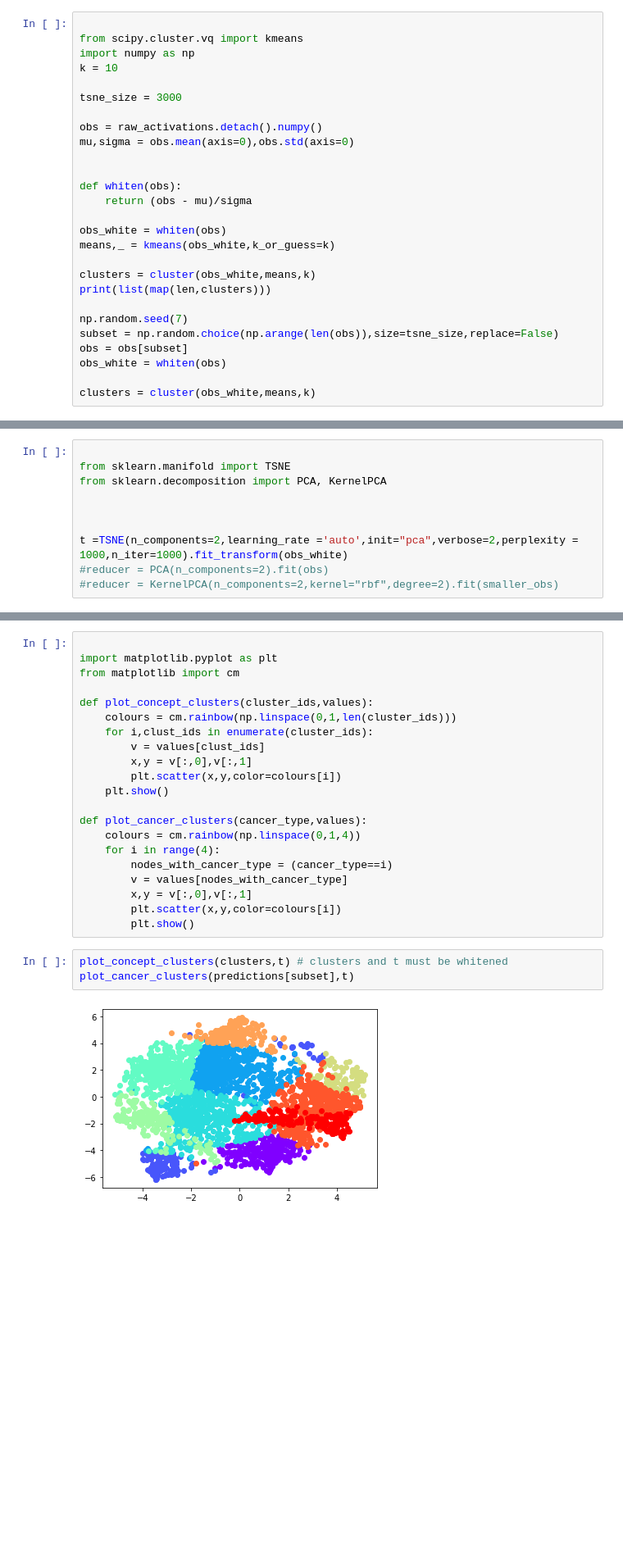
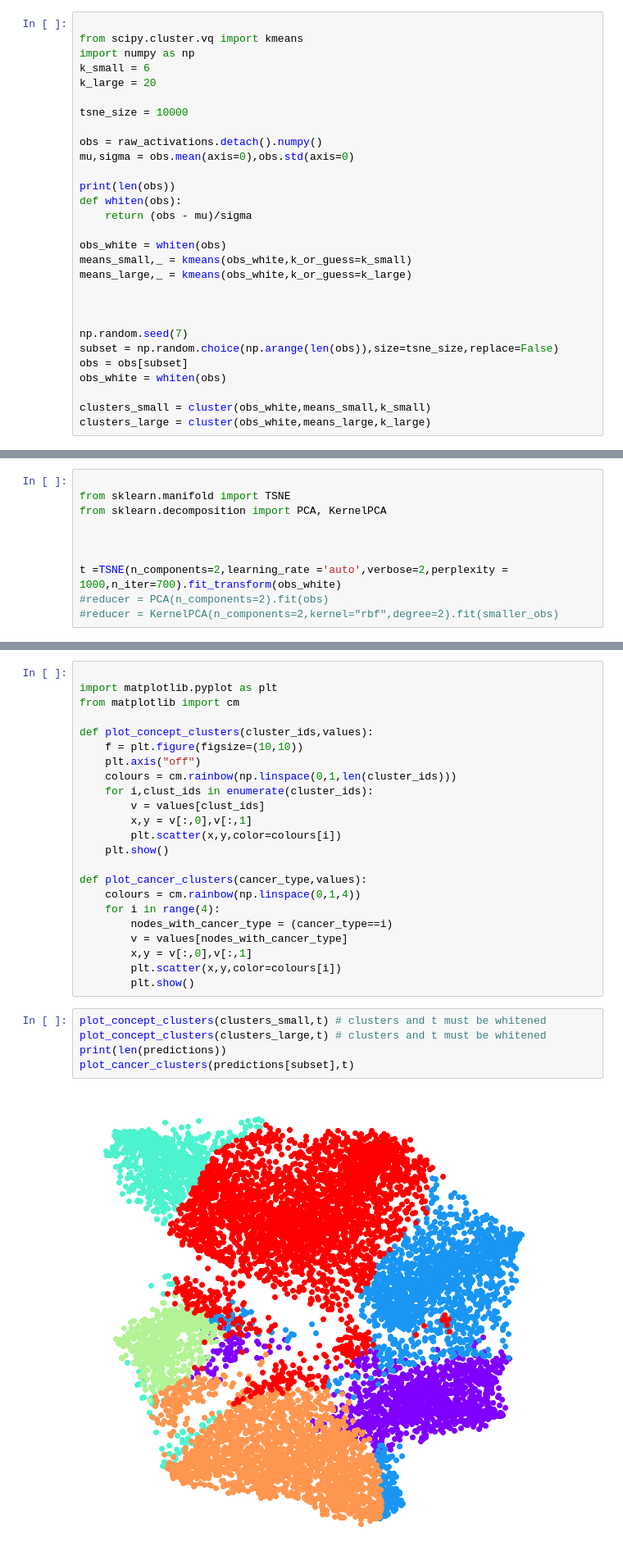
Before and after one commit to A-F-V/XAI-Cancer-Diagnosis, a Jupyter notebook: notebooks/explainability/GCExplainer.ipynb, the cells around one changed output, grey strips where cells are left out. Shown at 82% size. Drawn from its saved outputs; the diff is of its cells as text; blank space fills up the shorter version.

Commit message:
GCExplainer concept discovery working

```diff
--- a/notebooks/explainability/GCExplainer.ipynb
+++ b/notebooks/explainability/GCExplainer.ipynb
@@ -137,27 +142,29 @@ def cluster(obs,means,k):
 
 from scipy.cluster.vq import kmeans
 import numpy as np
-k = 10
+k_small = 6
+k_large = 20
 
-tsne_size = 3000
+tsne_size = 10000
 
 obs = raw_activations.detach().numpy()
 mu,sigma = obs.mean(axis=0),obs.std(axis=0)
 
-
+print(len(obs))
 def whiten(obs):
     return (obs - mu)/sigma
 
 obs_white = whiten(obs)
-means,_ = kmeans(obs_white,k_or_guess=k)
+means_small,_ = kmeans(obs_white,k_or_guess=k_small)
+means_large,_ = kmeans(obs_white,k_or_guess=k_large)
 
-clusters = cluster(obs_white,means,k)
-print(list(map(len,clusters)))
+
 
 np.random.seed(7)
 subset = np.random.choice(np.arange(len(obs)),size=tsne_size,replace=False)
 obs = obs[subset]
 obs_white = whiten(obs)
 
-clusters = cluster(obs_white,means,k)
+clusters_small = cluster(obs_white,means_small,k_small)
+clusters_large = cluster(obs_white,means_large,k_large)
 # %% [output]
@@ -176,7 +179,7 @@ from sklearn.decomposition import PCA, KernelPCA
 
 
 
-t =TSNE(n_components=2,learning_rate ='auto',init="pca",verbose=2,perplexity = 1000,n_iter=1000).fit_transform(obs_white)
+t =TSNE(n_components=2,learning_rate ='auto',verbose=2,perplexity = 1000,n_iter=700).fit_transform(obs_white)
 #reducer = PCA(n_components=2).fit(obs)
 #reducer = KernelPCA(n_components=2,kernel="rbf",degree=2).fit(smaller_obs)
 # %% [output]
@@ -211,6 +206,8 @@ import matplotlib.pyplot as plt
 from matplotlib import cm
 
 def plot_concept_clusters(cluster_ids,values):
+    f = plt.figure(figsize=(10,10))
+    plt.axis("off")
     colours = cm.rainbow(np.linspace(0,1,len(cluster_ids)))
     for i,clust_ids in enumerate(cluster_ids):
         v = values[clust_ids]
@@ -227,7 +224,9 @@ def plot_cancer_clusters(cancer_type,values):
         plt.scatter(x,y,color=colours[i])
         plt.show()
 # %%
-plot_concept_clusters(clusters,t) # clusters and t must be whitened
+plot_concept_clusters(clusters_small,t) # clusters and t must be whitened
+plot_concept_clusters(clusters_large,t) # clusters and t must be whitened
+print(len(predictions))
 plot_cancer_clusters(predictions[subset],t)
 # %% [output]
-[figure, old version]
+[figure, new version]
```
Also changed, not shown: parts of 32 cells of this notebook, 3 other files.
